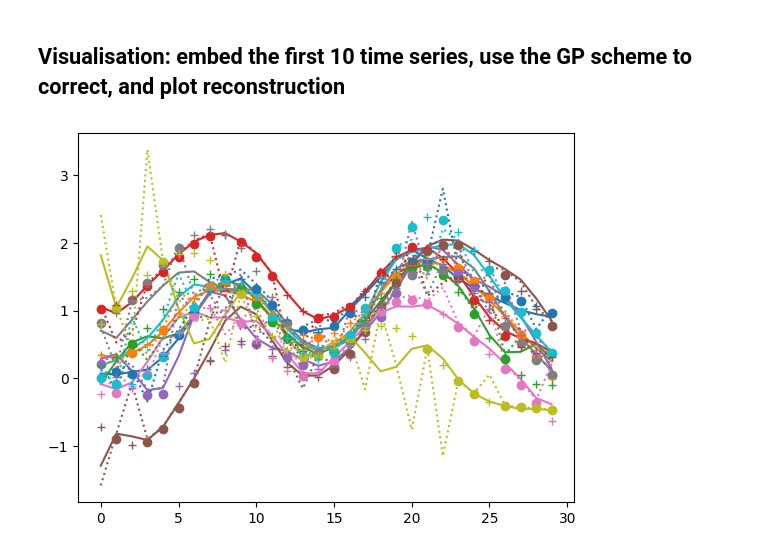
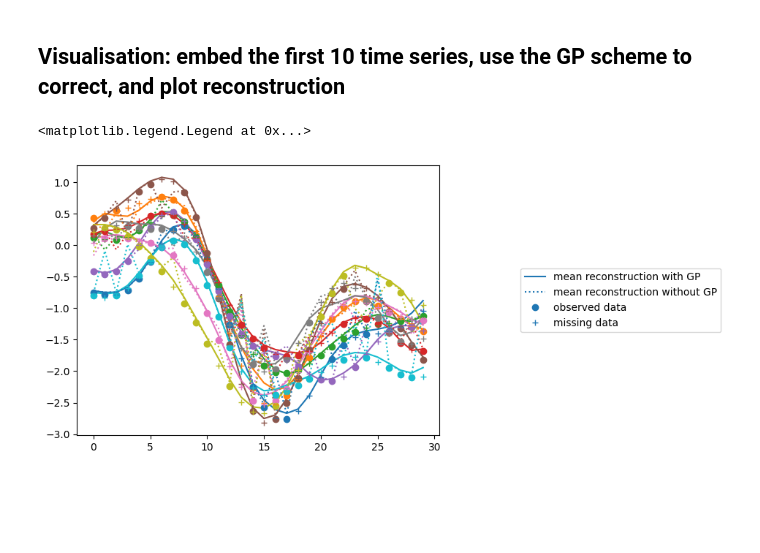
Before and after one commit to louis-j-vincent/PyPOTS, a Jupyter notebook: pypots_for_alex.ipynb, the cells around one changed output. Drawn from its saved outputs; the diff is of its cells as text; code cells hidden in the pictures; blank space fills up the shorter version.

Commit message:
better plots

```diff
--- a/pypots_for_alex.ipynb
+++ b/pypots_for_alex.ipynb
@@ -94,7 +94,7 @@ X_ori = gp_samples[0] @ Proj
 from pygrinder import mcar
 # Normalize
 
-p_dataset = .5
+p_dataset = .4
 
 X_normalized = (X_ori - X_ori.mean(axis=(0,1)).reshape(1,1,-1)) / X_ori.std(axis=(0,1)).reshape(1,1,-1)[:100]
 X = mcar(X_normalized.copy(), p_dataset)  # randomly hold out 10% observed values as ground truth
@@ -117,19 +117,19 @@ latent_size = 30
 gpvae = GP_VAE(n_steps = dataset['X'].shape[1],
             n_features = dataset['X'].shape[2],
             latent_size = latent_size, #desired latent size, chosen as bigger thant the actual latent space of size 10
-            epochs = 400,
+            epochs = 200,
             batch_size = 64,
             beta = 1., #beta weight which is redefined underneath for clarity
             K = 5,  # number of samples from the latent distribution
             encoder_sizes = (128,64,32),
-            decoder_sizes = (128,32),
+            decoder_sizes = (64,32),
             optimizer = Adam() #lr = 1e-4
             )
 
-gpvae.model.backbone.alpha = 10   # weight of KL between q(z|x_observed) et q(z|x_observed_corrompu)
-gpvae.model.backbone.beta = 1     # weight of prior on latent space (c'est juste une regularisation, je force l'espace latent a etre centré en 0)
-gpvae.model.backbone.gamma = 1e-3 # weight of time coherence loss (2 consecutive latent observations z_t and z_{t+1} must be close modulo
-                                  # the difference between the observed data X_t and X_{t+1} and the latent variance
+gpvae.model.backbone.alpha = 1e1   # weight of KL between q(z|x_observed) et q(z|x_observed_corrompu)
+gpvae.model.backbone.beta = 1e-5       # weight of prior on latent space (c'est juste une regularisation, je force l'espace latent a etre centré en 0)
+gpvae.model.backbone.gamma = 1e-10   # weight of time coherence loss (2 consecutive latent observations z_t and z_{t+1} must be close modulo
+                                    # the difference between the observed data X_t and X_{t+1} and the latent variance
 gpvae.model.backbone.sampling = True # wether or not we add a sampling scheme to approximate x_missing|x_observed to force
                                      # encode the imputed sample x_sampled = (x_missing|x_observed, x_observed) such that
                                      # q(z|x_sampled) to be included in q(z|x_observed)
@@ -216,0 +217,9 @@ plotting
+# %%
+for i,param in enumerate(gpvae.model.backbone.decoder.parameters()):
+    if i!=0:
+        param.requires_grad = False
+for i,param in enumerate(gpvae.model.backbone.encoder.parameters()):
+    if i<=5:
+        param.requires_grad = False
+gpvae.model.backbone.alpha = 1e1
+gpvae.fit(dataset_train, dataset_val)  # train the model on the dataset
@@ -245,13 +277,19 @@ X_recon = gpvae.model.backbone.decode(embedding.mean).mean
 # %%
 i = 2 ## reconstruct time series number i
 X_torch[X_torch==0] = torch.nan
-plt.plot(imputed_data[i].detach(), label = 'mean reconstruction with GP')
+plt.plot(imputed_data[i].detach())
+plt.plot([], label = 'mean reconstruction with GP')
 plt.gca().set_prop_cycle(None)
-plt.plot(X_recon[i].detach(), ':', label = 'mean reconstruction without GP')
+plt.plot(X_recon[i].detach(), ':')
+plt.plot([], ':', label = 'mean reconstruction without GP')
 plt.gca().set_prop_cycle(None)
-plt.plot(X_torch[i].detach(), 'o', label = 'observed data');
+plt.plot(X_torch[i].detach(), 'o');
+plt.plot([], 'o', label = 'observed data')
 plt.gca().set_prop_cycle(None)
-plt.plot(X_normalized[i], '+', label = 'missing data');
-plt.legend()
+plt.plot(X_normalized[i], '+');
+plt.plot([], '+', label = 'missing data')
+plt.legend(bbox_to_anchor=[1.5, 0.5],
+           loc='center')
 # %% [output]
+<matplotlib.legend.Legend at 0x...>
-[figure, old version]
+[figure, new version]
```
Also changed, not shown: parts of 5 cells of this notebook.
